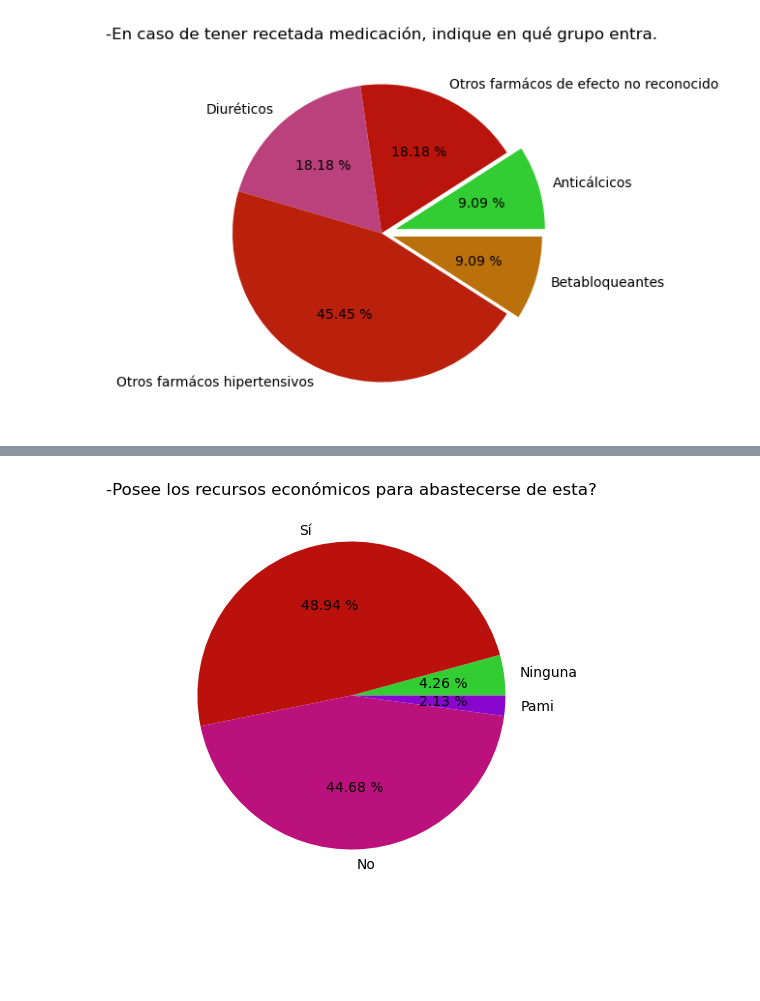
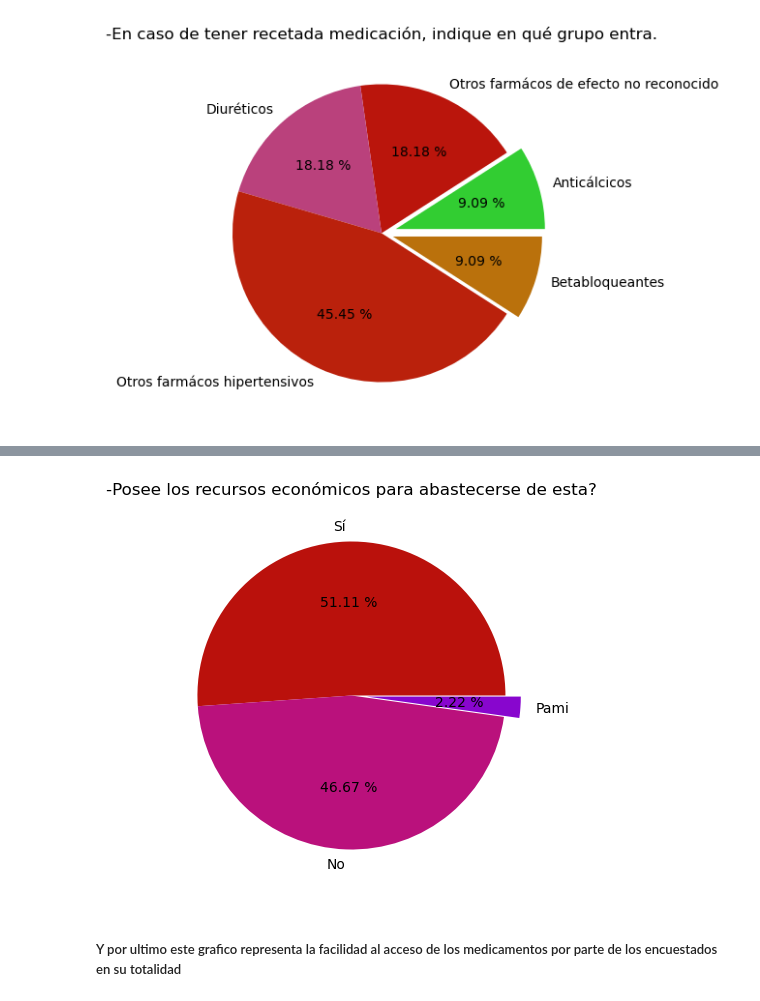
Before and after one commit to ThomasCybart/Tension.Arterial-P, a Jupyter notebook: scripts/Read.ipynb, the cells around one changed output, grey strips where cells are left out. Saved outputs shown, nothing was run; the diff lists cells and outputs as text; code cells hidden in the pictures; blank space fills up the shorter version.

```diff
--- a/scripts/Read.ipynb
+++ b/scripts/Read.ipynb
@@ -122,14 +103,15 @@ plt.show()
 # %%
-ca = df.loc[df["F6"] == "Ninguna"].count()[0]
 cb = df.loc[df["F6"] == "Sí"].count()[0]
 cc = df.loc[df["F6"] == "No"].count()[0]
 cd = df.loc[df["F6"] == "Pami"].count()[0]
-explode = (0, 0, 0, 0.1)
-labels = ["Ninguna", "Sí", "No", "Pami"]
-colors = ["#32cd32", "#BA110C", "#BA117C", "#8806CE"]
+explode = (0, 0, 0.1)
+labels = ["Sí", "No", "Pami"]
+colors = ["#BA110C", "#BA117C", "#8806CE"]
 plt.figure(figsize=(8,5))
 plt.title("-Posee los recursos económicos para abastecerse de esta?")
-plt.pie([ca, cb, cc, cd], labels=labels, colors=colors, autopct="%.2f %%")
+plt.pie([cb, cc, cd], labels=labels, colors=colors, explode=explode, autopct="%.2f %%")
 plt.show()
 # %% [output]
-[figure, old version]
+[figure, new version]
+# %% [markdown]
+##### Y por ultimo este grafico representa la facilidad al acceso de los medicamentos por parte de los encuestados en su totalidad
```
Also changed, not shown: parts of 9 cells of this notebook.
